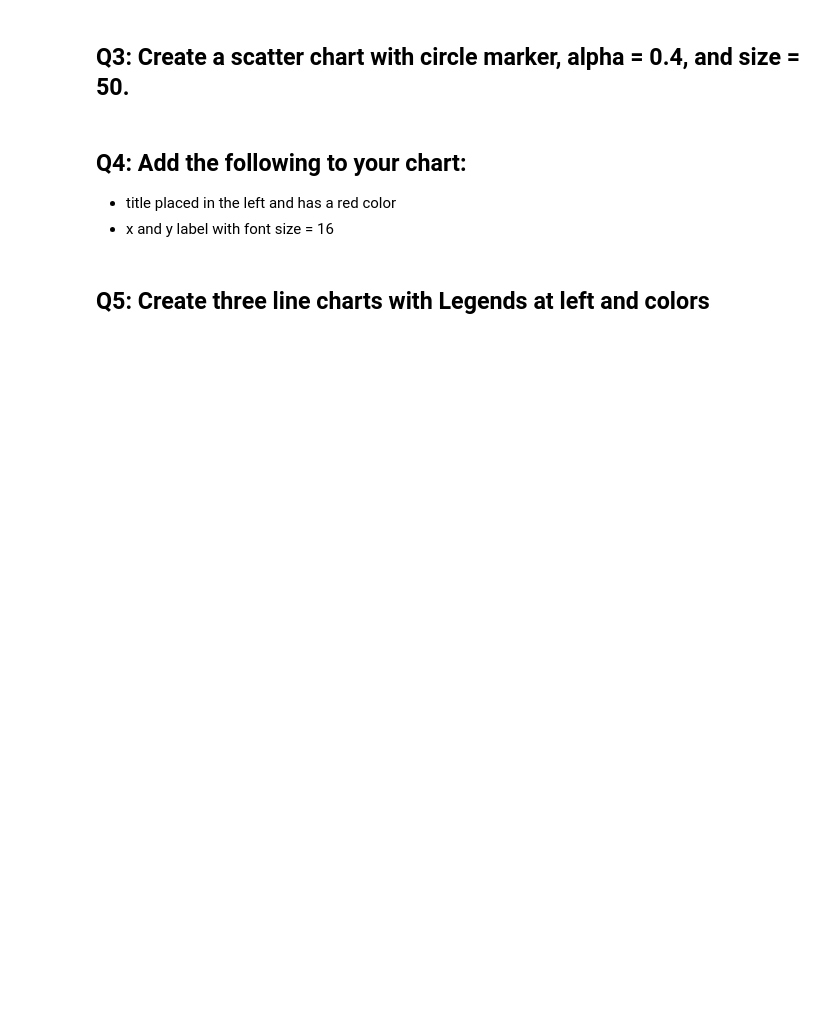
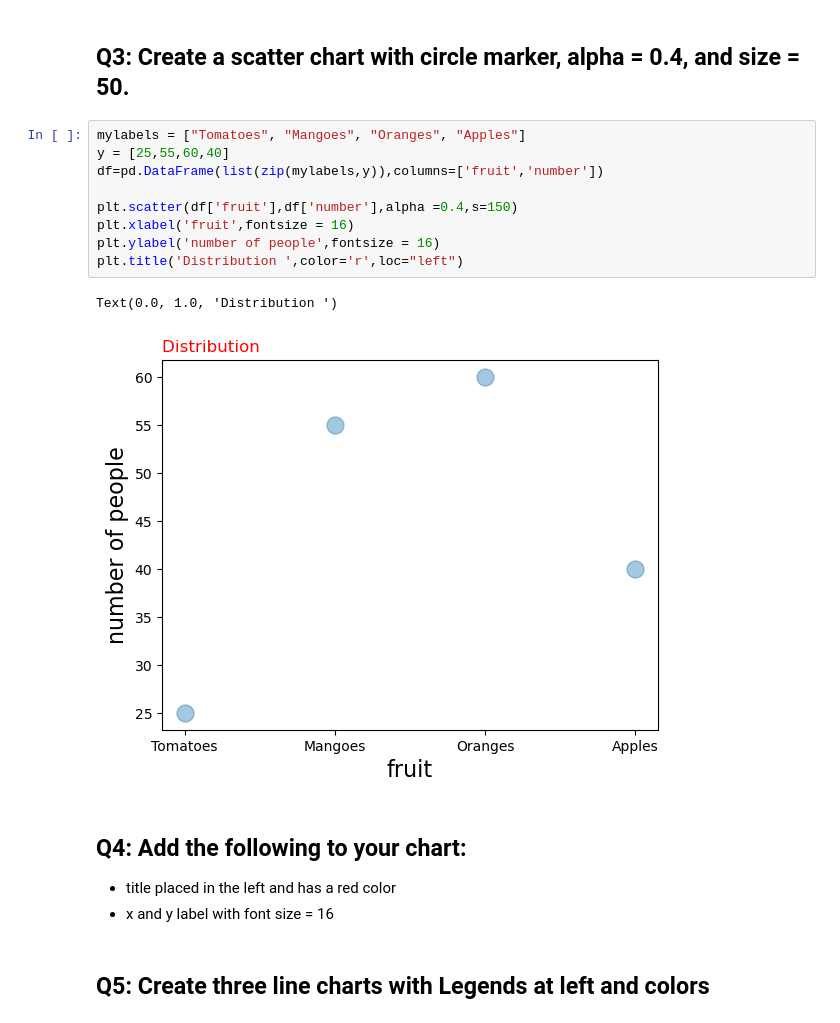
Before and after one commit to h-aneen/Matplotlib-Lab1, a Jupyter notebook: Day#8_Matplotlib_Assignment.ipynb, the cells around one changed output. Saved outputs shown, nothing was run; the diff lists cells and outputs as text; blank space fills up the shorter version.

```diff
--- a/Day#8_Matplotlib_Assignment.ipynb
+++ b/Day#8_Matplotlib_Assignment.ipynb
@@ -9,5 +32,17 @@ import matplotlib.pyplot as plt
 # %% [markdown]
 ## Q3: Create a scatter chart with circle marker, alpha = 0.4, and size = 50.
+# %%
+mylabels = ["Tomatoes", "Mangoes", "Oranges", "Apples"]
+y = [25,55,60,40]
+df=pd.DataFrame(list(zip(mylabels,y)),columns=['fruit','number'])
+
+plt.scatter(df['fruit'],df['number'],alpha =0.4,s=150)
+plt.xlabel('fruit',fontsize = 16)
+plt.ylabel('number of people',fontsize = 16)
+plt.title('Distribution ',color='r',loc="left")
+# %% [output]
+Text(0.0, 1.0, 'Distribution ')
+[figure, added]
 # %% [markdown]
 ## Q4: Add the following to your chart:
 - title placed in the left and has a red color
```
Also changed, not shown: parts of 5 cells of this notebook.
